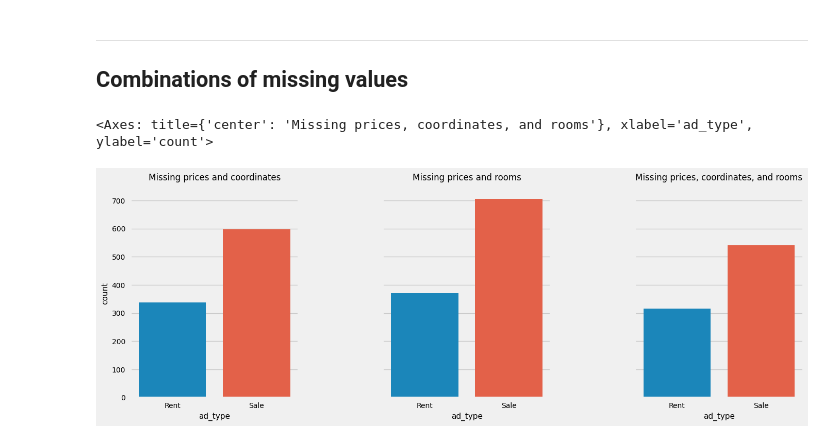
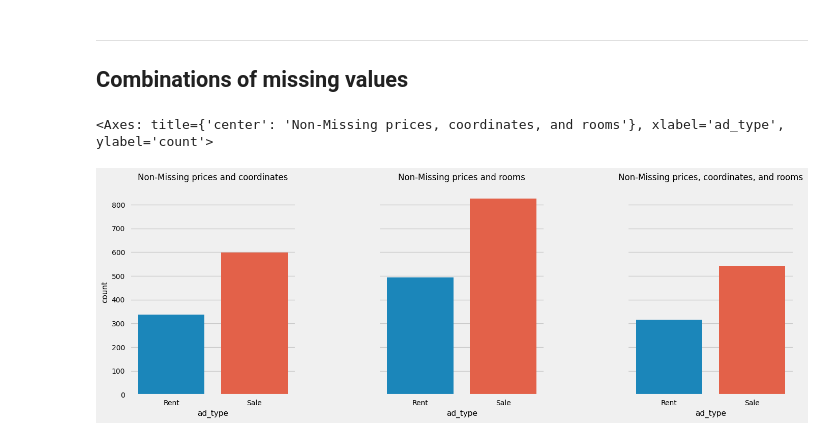
Before and after one commit to EmreArapcicUevak/EE418-Introduction-to-Machine-Learning-Project, a Jupyter notebook: notebooks/feature_analysis.ipynb, the cells around one changed output. Drawn from its saved outputs; the diff is of its cells as text; code cells hidden in the pictures.

Commit message:
Do some more work on missing values analysis

```diff
--- a/notebooks/feature_analysis.ipynb
+++ b/notebooks/feature_analysis.ipynb
@@ -478,23 +478,23 @@ Text(0.5, 1.0, 'Number of apartments overall')
 ## Combinations of missing values
 # %%
 missing_prices_and_cords = apartments[(apartments['price_numeric'].notna()) & (apartments['latitude'].notna()) & (apartments['longitude'].notna())]
-missing_prices_and_rooms = apartments[(apartments['rooms'].notna()) & (apartments['latitude'].notna()) & (apartments['longitude'].notna())]
+missing_prices_and_rooms = apartments[(apartments['rooms'].notna()) & (apartments['price_numeric'].notna())]
 missing_prices_rooms_and_cords = apartments[(apartments['price_numeric'].notna()) & (apartments['rooms'].notna()) & (apartments['latitude'].notna()) & (apartments['longitude'].notna())]
 
 plt.subplots(nrows=1, ncols=3, figsize=(15, 5), sharey=True)
 plt.subplots_adjust(wspace=0.5)
 
 plt.subplot(1,3,1)
-plt.title('Missing prices and coordinates', pad=12)
+plt.title('Non-Missing prices and coordinates', pad=12)
 sns.countplot(data=missing_prices_and_cords, x='ad_type', hue='ad_type')
 
 plt.subplot(1,3,2)
-plt.title('Missing prices and rooms', pad=12)
+plt.title('Non-Missing prices and rooms', pad=12)
 sns.countplot(data=missing_prices_and_rooms, x='ad_type', hue='ad_type')
 
 plt.subplot(1,3,3)
-plt.title('Missing prices, coordinates, and rooms', pad=12)
+plt.title('Non-Missing prices, coordinates, and rooms', pad=12)
 sns.countplot(data=missing_prices_rooms_and_cords, x='ad_type', hue='ad_type')
 # %% [output]
-<Axes: title={'center': 'Missing prices, coordinates, and rooms'}, xlabel='ad_type', ylabel='count'>
+<Axes: title={'center': 'Non-Missing prices, coordinates, and rooms'}, xlabel='ad_type', ylabel='count'>
-[figure, old version]
+[figure, new version]
```
Also changed, not shown: parts of 2 cells of this notebook.
